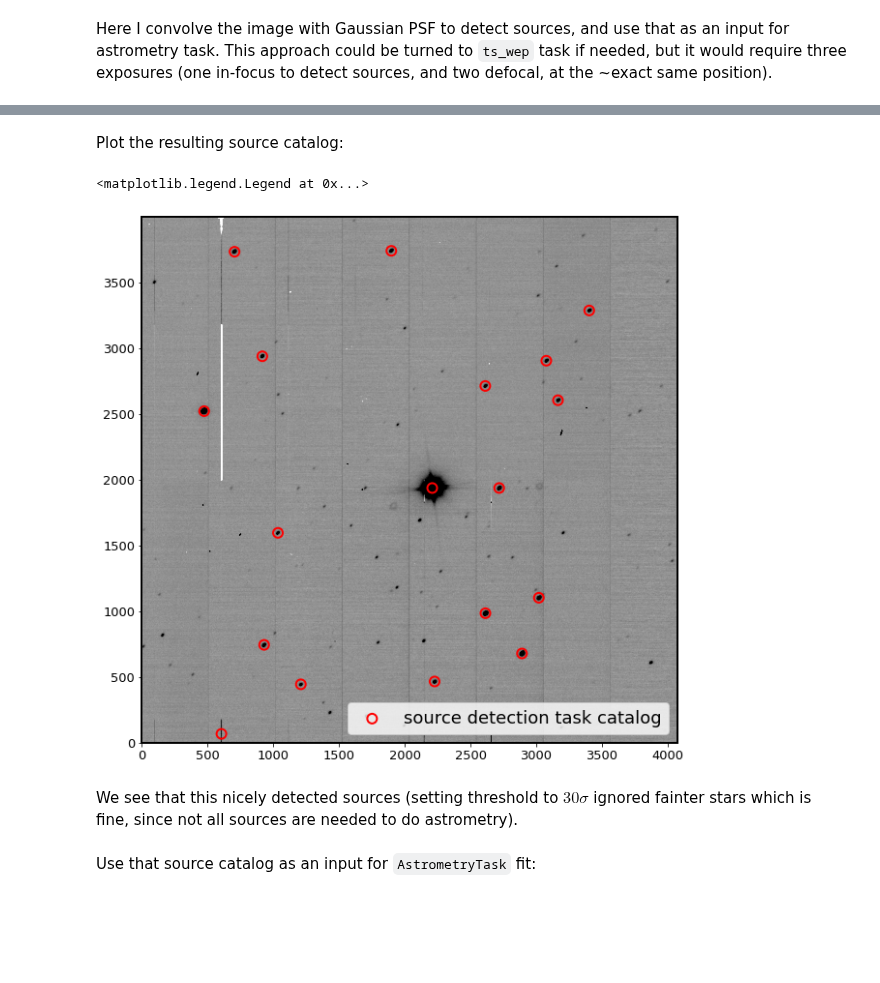
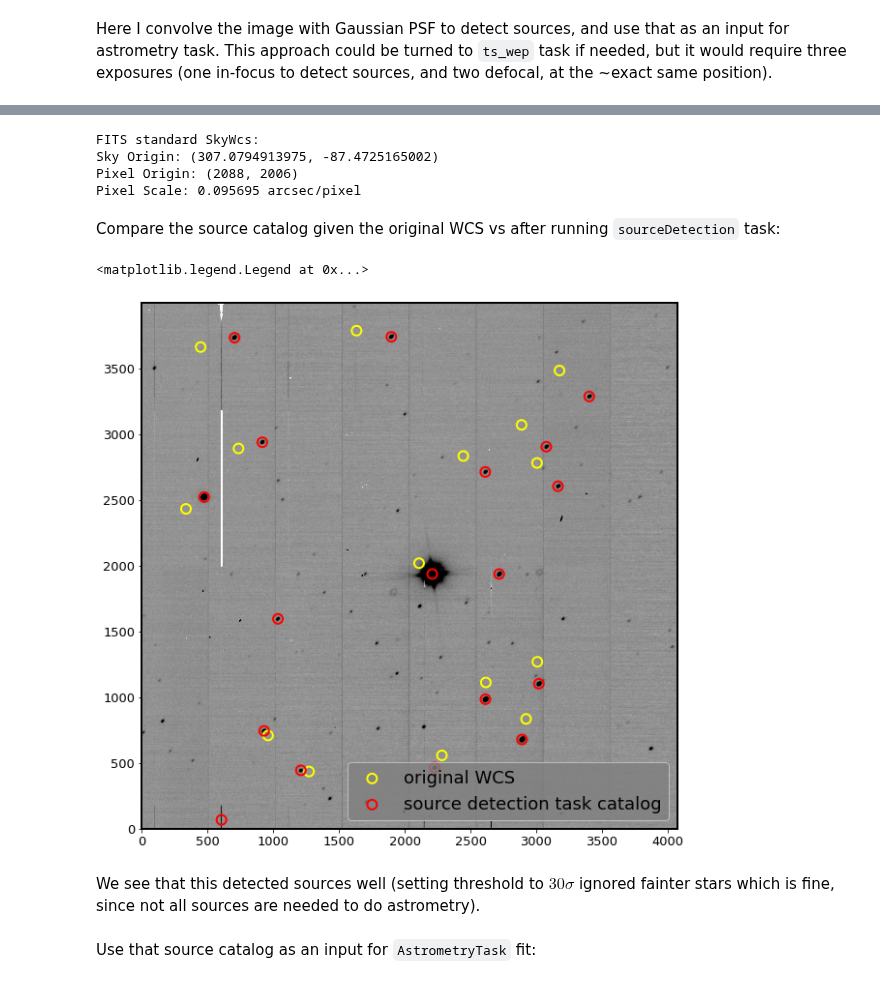
Before and after one commit to lsst-ts/ts_analysis_notebooks, a Jupyter notebook: notebooks/auxtel/auxTel_images_to_Zernikes.ipynb, the cells around one changed output, grey strips where cells are left out. Drawn from its saved outputs; the diff is of its cells as text; code cells hidden in the pictures; blank space fills up the shorter version.

```diff
--- a/notebooks/auxtel/auxTel_images_to_Zernikes.ipynb
+++ b/notebooks/auxtel/auxTel_images_to_Zernikes.ipynb
@@ -253,19 +243,0 @@ Plot the postISR image with GAIA sources given the original WCS (yellow):
-# %%
-%matplotlib inline
-
-zscale = ZScaleInterval()
-
-fig,ax = plt.subplots(1,1,figsize=(10,10))
-data = postIsr.image.array
-vmin,vmax = zscale.get_limits(data)
-ax.imshow(data, vmin=vmin, vmax=vmax,cmap='Greys', origin='lower')
-cat = originalCatalogMagCut
-color = 'yellow'
-lw=2
-label='original WCS'
-ax.scatter(cat['centroid_x'],
-       cat['centroid_y'],
-       s=100,
-       facecolors='none', edgecolors=color, lw=lw,
-       label=label)
-ax.legend(fontsize=18, loc='center right', facecolor='grey')
@@ -346,21 +303,38 @@ lsst.measurement INFO: Measuring 18 sources (18 parents, 0 children)
+# %%
+exposure.getWcs()
+# %% [output]
+FITS standard SkyWcs:
+Sky Origin: (307.0794913975, -87.4725165002)
+Pixel Origin: (2088, 2006)
+Pixel Scale: 0.095695 arcsec/pixel
 # %% [markdown]
-Plot the resulting source catalog:
+Compare the source catalog given the original WCS vs after running `sourceDetection` task:
 # %%
 %matplotlib inline
 zscale = ZScaleInterval()
-data = postIsr.getImage().getArray()
-zscale = ZScaleInterval()
-vmin, vmax = zscale.get_limits(data)
-fig,ax = plt.subplots(figsize=(10,10))
+data = postIsr.image.array
+vmin,vmax = zscale.get_limits(data)
+
+fig,ax = plt.subplots(1,1,figsize=(10,10))
 ax.imshow(data, vmin=vmin, vmax=vmax,cmap='Greys', origin='lower')
-ax.scatter(catalog['slot_Centroid_x'], catalog['slot_Centroid_y'],s=100,facecolors='none', edgecolors='red',
+cat = originalCatalogMagCut; color = 'yellow'; lw=2; label='original WCS'
+
+# yellow: plot the source catalog given original WCS
+ax.scatter(cat['centroid_x'], cat['centroid_y'], s=100,
+       facecolors='none', edgecolors=color, lw=lw,
+       label=label)
+
+# red: plot the updated WCS
+ax.scatter(catalog['slot_Centroid_x'], catalog['slot_Centroid_y'],
+           s=100,facecolors='none', edgecolors='red',
           lw=2 , label='source detection task catalog')
-ax.legend(fontsize=18)
+ax.legend(fontsize=18, loc='lower right', facecolor='grey',
+         )
 # %% [output]
 <matplotlib.legend.Legend at 0x...>
-[figure, old version]
+[figure, new version]
 # %% [markdown]
-We see that this nicely detected sources (setting threshold to $30 \sigma$ ignored fainter stars which is fine, since not all sources are needed to do astrometry).
+We see that this detected sources well (setting threshold to $30 \sigma$ ignored fainter stars which is fine, since not all sources are needed to do astrometry).
 # %% [markdown]
 Use that source catalog as an input for `AstrometryTask` fit:
 # %%
```
Also changed, not shown: parts of 35 cells of this notebook.
